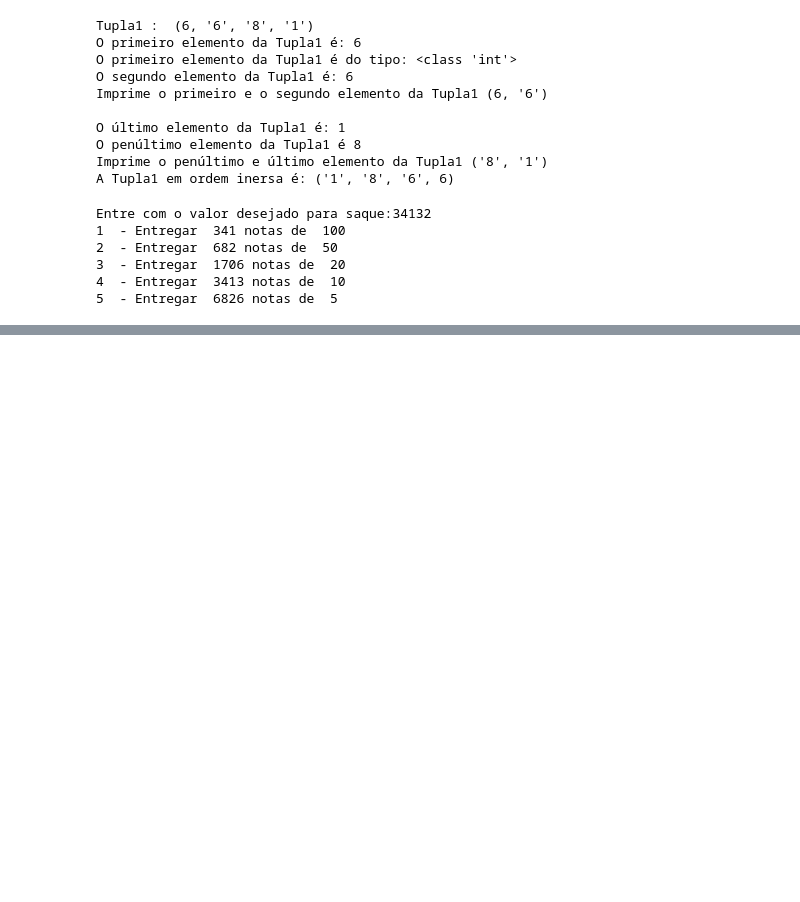
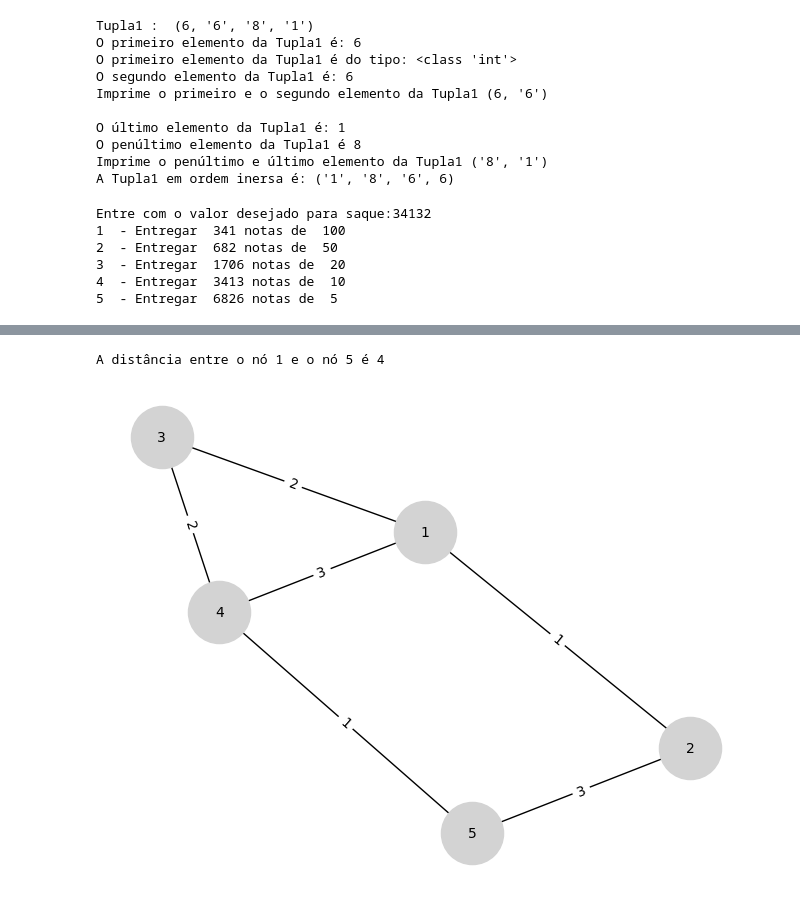
Before and after one commit to MaximuxxS/recruit, a Jupyter notebook: Estruturas_de_dados_iteráveis.ipynb, the cells around one changed output, grey strips where cells are left out. Cells and saved outputs as stored; diff of their text form; code cells hidden in the pictures; blank space fills up the shorter version.

```diff
--- a/Estruturas_de_dados_iteráveis.ipynb
+++ b/Estruturas_de_dados_iteráveis.ipynb
@@ -177,0 +268,45 @@ for k, v in dicionario.items():
+# %%
+# prompt: Uma forma muito utilizada para se representar informações é o grafo. Veja um exemplo na Figura 4.1. Um grafo, é composto por nós (no caso da Figura 4.1, temos 5 nós) e arcos (que ligam dois nós). Essa representação é muito utilizada quando queremos, por exemplo, representar pontos em um mapa e suas respectivas distâncias. Uma forma de se representar no Python as informações de um grafo é usando um dicionário com dois “níveis”. Veja um exemplo dessa representação no script 4.22. O 1:2:1 no script 4.22 simboliza que do nó 1 para o nó 2 o valor do arco corresponde a 1
+# escreva as variaveis em portugues por favor
+
+# Define o dicionário representando o grafo com distâncias entre nós.
+grafo = {
+    1: {2: 1, 3: 2, 4: 3, 5: 4},
+    2: {1: 2, 5: 3}
+}
+
+# Acessa e imprime a distância entre o nó 1 e o nó 5.
+print("A distância entre o nó 1 e o nó 5 é", grafo[1][5])
+# %% [output]
+A distância entre o nó 1 e o nó 5 é 4
+# %%
+import networkx as nx
+import matplotlib.pyplot as plt
+
+# Criação do grafo
+G = nx.Graph()
+
+# Adiciona os nós
+G.add_nodes_from([1, 2, 3, 4, 5])
+
+# Adiciona as arestas com os pesos
+edges = [
+    (1, 2, 1),
+    (1, 3, 2),
+    (1, 4, 3),
+    (2, 5, 3),
+    (3, 4, 2),
+    (4, 5, 1)
+]
+G.add_weighted_edges_from(edges)
+
+# Desenha o grafo
+pos = nx.spring_layout(G)  # Posicionamento dos nós
+nx.draw(G, pos, with_labels=True, node_color="lightgray", node_size=2000, font_size=10)
+labels = nx.get_edge_attributes(G, 'weight')
+nx.draw_networkx_edge_labels(G, pos, edge_labels=labels)
+
+# Exibe o grafo
+plt.show()
+# %% [output]
+[figure, added]
```
Also changed, not shown: parts of 14 cells of this notebook.
